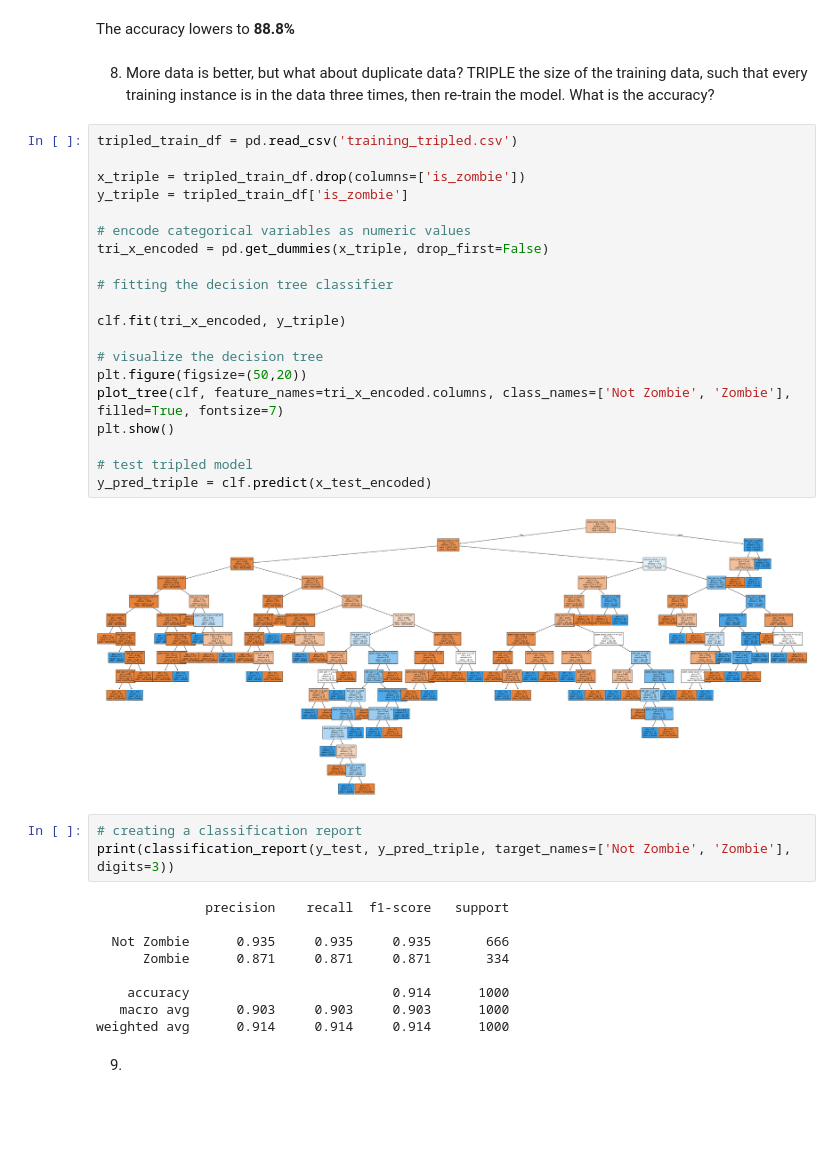
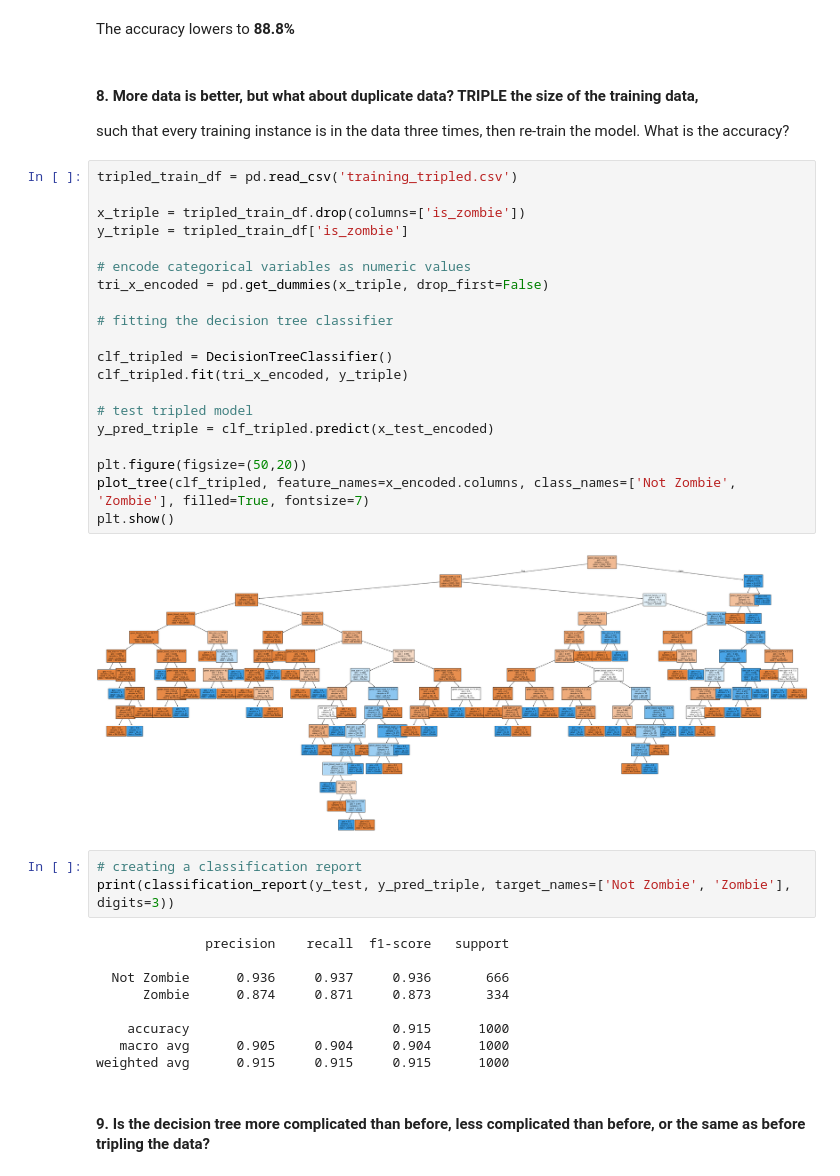
Before and after one commit to AEnyioko/Zombie, a Jupyter notebook: Zombie Project.ipynb, the cells around one changed output. Drawn from its saved outputs; the diff is of its cells as text; blank space fills up the shorter version.

```diff
--- a/Zombie Project.ipynb
+++ b/Zombie Project.ipynb
@@ -207,42 +206,42 @@ weighted avg      0.888     0.888     0.888      1000
 # %% [markdown]
 The accuracy lowers to **88.8%**
 # %% [markdown]
-8. More data is better, but what about duplicate data?  TRIPLE the size of the training data,
+#### 8. More data is better, but what about duplicate data?  TRIPLE the size of the training data,
 such that every training instance is in the data three times, then re-train the model.  What
 is the accuracy?
 # %%
 tripled_train_df = pd.read_csv('training_tripled.csv')
 
 x_triple = tripled_train_df.drop(columns=['is_zombie'])
 y_triple = tripled_train_df['is_zombie']
 
 # encode categorical variables as numeric values
 tri_x_encoded = pd.get_dummies(x_triple, drop_first=False)
 
 # fitting the decision tree classifier
 
-clf.fit(tri_x_encoded, y_triple)
-
-# visualize the decision tree
-plt.figure(figsize=(50,20))
-plot_tree(clf, feature_names=tri_x_encoded.columns, class_names=['Not Zombie', 'Zombie'], filled=True, fontsize=7)
-plt.show()
+clf_tripled = DecisionTreeClassifier()
+clf_tripled.fit(tri_x_encoded, y_triple)
 
 # test tripled model
-y_pred_triple = clf.predict(x_test_encoded)
+y_pred_triple = clf_tripled.predict(x_test_encoded)
+
+plt.figure(figsize=(50,20))
+plot_tree(clf_tripled, feature_names=x_encoded.columns, class_names=['Not Zombie', 'Zombie'], filled=True, fontsize=7)
+plt.show()
 # %% [output]
-[figure, old version]
+[figure, new version]
 # %%
 # creating a classification report
 print(classification_report(y_test, y_pred_triple, target_names=['Not Zombie', 'Zombie'], digits=3))
 # %% [output]
               precision    recall  f1-score   support
 
-  Not Zombie      0.935     0.935     0.935       666
-      Zombie      0.871     0.871     0.871       334
+  Not Zombie      0.936     0.937     0.936       666
+      Zombie      0.874     0.871     0.873       334
 
-    accuracy                          0.914      1000
-   macro avg      0.903     0.903     0.903      1000
-weighted avg      0.914     0.914     0.914      1000
+    accuracy                          0.915      1000
+   macro avg      0.905     0.904     0.904      1000
+weighted avg      0.915     0.915     0.915      1000
 # %% [markdown]
-9.
+#### 9. Is the decision tree more complicated than before, less complicated than before, or the same as before tripling the data?
```
Also changed, not shown: parts of 11 cells of this notebook.
